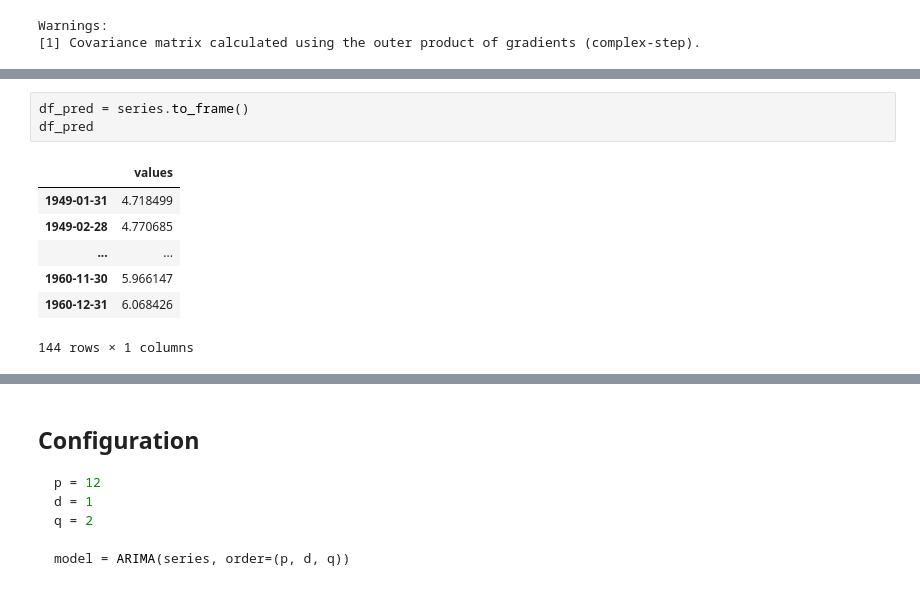
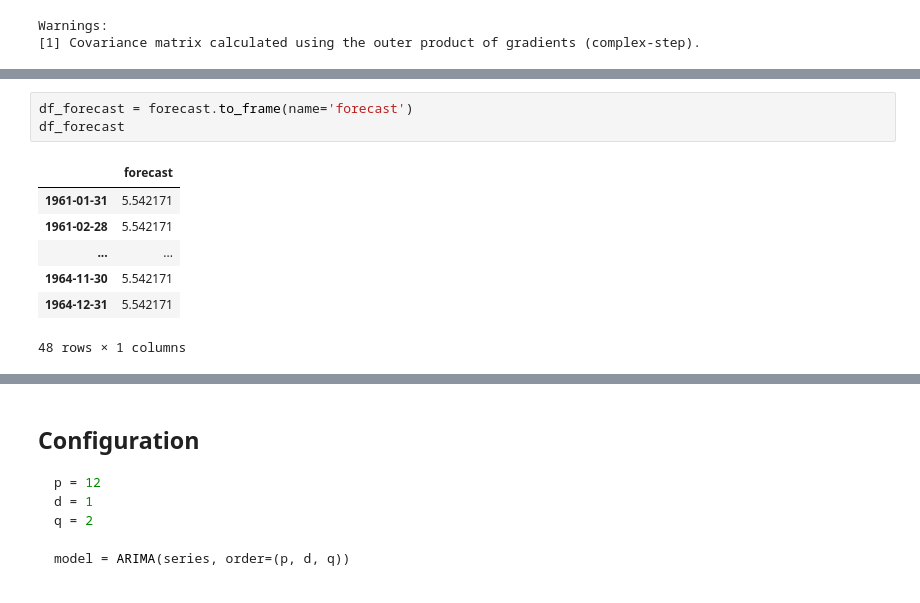
Before and after one commit to myothergit/python-for-time-series-forecasting-5246009, a Jupyter notebook: notebooks/2_Modelling/2_ARIMA/Code.ipynb, the cells around one changed output, grey strips where cells are left out. Drawn from its saved outputs; the diff is of its cells as text.

```diff
--- a/notebooks/2_Modelling/2_ARIMA/Code.ipynb
+++ b/notebooks/2_Modelling/2_ARIMA/Code.ipynb
@@ -85,12 +178,12 @@ forecast
 Freq: ME, Name: predicted_mean, Length: 48, dtype: float64
 # %%
-df_pred = series.to_frame()
-df_pred
+df_forecast = forecast.to_frame(name='forecast')
+df_forecast
 # %% [output]
-|  | values |
-| 1949-01-31 | 4.718499 |
-| 1949-02-28 | 4.770685 |
+|  | forecast |
+| 1961-01-31 | 5.542171 |
+| 1961-02-28 | 5.542171 |
 | ... | ... |
-| 1960-11-30 | 5.966147 |
-| 1960-12-31 | 6.068426 |
+| 1964-11-30 | 5.542171 |
+| 1964-12-31 | 5.542171 |
-144 rows × 1 columns
+48 rows × 1 columns
```
Also changed, not shown: parts of 28 cells of this notebook.
